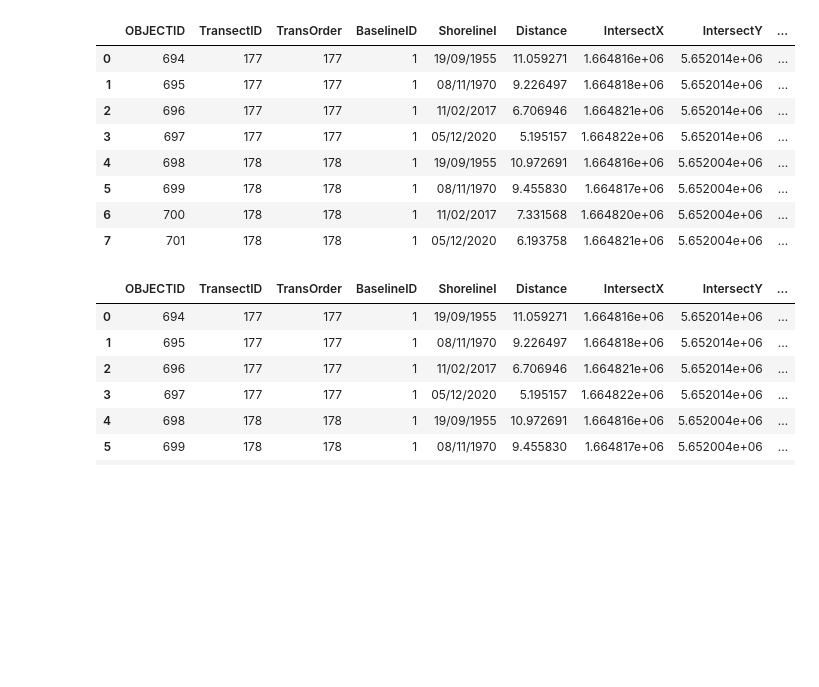
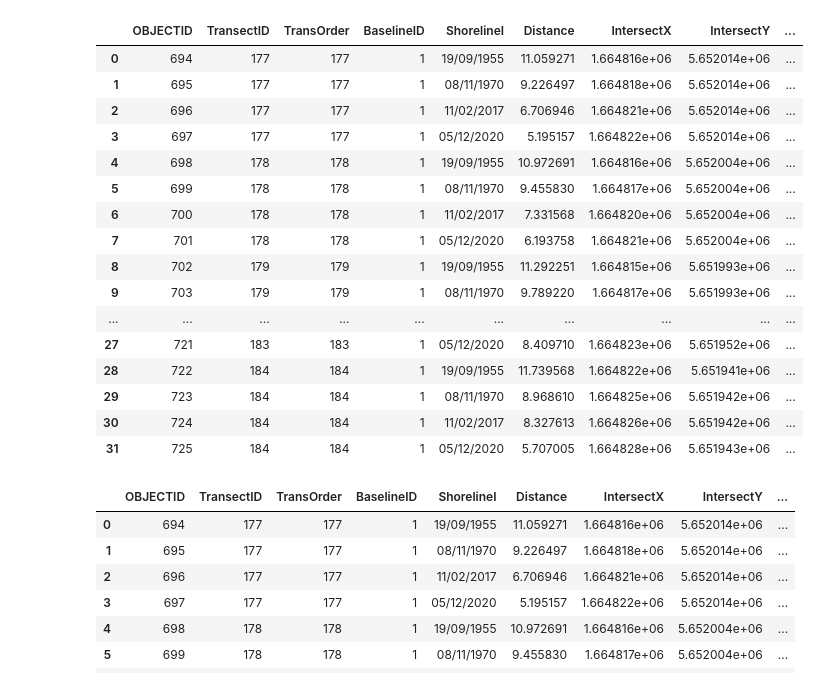
Before and after one commit to RNC-Research-Group/CliffErosion_Projections, a Jupyter notebook: Shoreline Projection Linear.ipynb, the cells around one changed output. Saved outputs shown, nothing was run; the diff lists cells and outputs as text; code cells hidden in the pictures; blank space fills up the shorter version.

```diff
--- a/Shoreline Projection Linear.ipynb
+++ b/Shoreline Projection Linear.ipynb
@@ -9,20 +9,28 @@ from shapely.geometry import LineString
 import math
 # %%
 #Load shapefile
-TestPoints = gpd.read_file ('C:/Users/lalit/GitHub/Shoreline_Projections/Shapefiles/CapeEgmont_TEST_intersect2.shp')
+TestPoints = gpd.read_file ('C:/Users/lalit/GitHub/Shoreline_Projections/Shapefiles/CapeEgmont_TEST_intersect3.shp')
 
 #View shapefile table
 TestPoints
 # %% [output]
 |  | OBJECTID | TransectID | TransOrder | BaselineID | ShorelineI | Distance | IntersectX | IntersectY | ... |
 | 0 | 694 | 177 | 177 | 1 | 19/09/1955 | 11.059271 | 1.664816e+06 | 5.652014e+06 | ... |
 | 1 | 695 | 177 | 177 | 1 | 08/11/1970 | 9.226497 | 1.664818e+06 | 5.652014e+06 | ... |
 | 2 | 696 | 177 | 177 | 1 | 11/02/2017 | 6.706946 | 1.664821e+06 | 5.652014e+06 | ... |
 | 3 | 697 | 177 | 177 | 1 | 05/12/2020 | 5.195157 | 1.664822e+06 | 5.652014e+06 | ... |
 | 4 | 698 | 178 | 178 | 1 | 19/09/1955 | 10.972691 | 1.664816e+06 | 5.652004e+06 | ... |
 | 5 | 699 | 178 | 178 | 1 | 08/11/1970 | 9.455830 | 1.664817e+06 | 5.652004e+06 | ... |
 | 6 | 700 | 178 | 178 | 1 | 11/02/2017 | 7.331568 | 1.664820e+06 | 5.652004e+06 | ... |
 | 7 | 701 | 178 | 178 | 1 | 05/12/2020 | 6.193758 | 1.664821e+06 | 5.652004e+06 | ... |
+| 8 | 702 | 179 | 179 | 1 | 19/09/1955 | 11.292251 | 1.664815e+06 | 5.651993e+06 | ... |
+| 9 | 703 | 179 | 179 | 1 | 08/11/1970 | 9.789220 | 1.664817e+06 | 5.651993e+06 | ... |
+| ... | ... | ... | ... | ... | ... | ... | ... | ... | ... |
+| 27 | 721 | 183 | 183 | 1 | 05/12/2020 | 8.409710 | 1.664823e+06 | 5.651952e+06 | ... |
+| 28 | 722 | 184 | 184 | 1 | 19/09/1955 | 11.739568 | 1.664822e+06 | 5.651941e+06 | ... |
+| 29 | 723 | 184 | 184 | 1 | 08/11/1970 | 8.968610 | 1.664825e+06 | 5.651942e+06 | ... |
+| 30 | 724 | 184 | 184 | 1 | 11/02/2017 | 8.327613 | 1.664826e+06 | 5.651942e+06 | ... |
+| 31 | 725 | 184 | 184 | 1 | 05/12/2020 | 5.707005 | 1.664828e+06 | 5.651943e+06 | ... |
 # %%
 #Adding a new column with 1950 as the base date for all
 TestPoints['BaseDate']= '1/1/1950'
```
Also changed, not shown: parts of 9 cells of this notebook.
